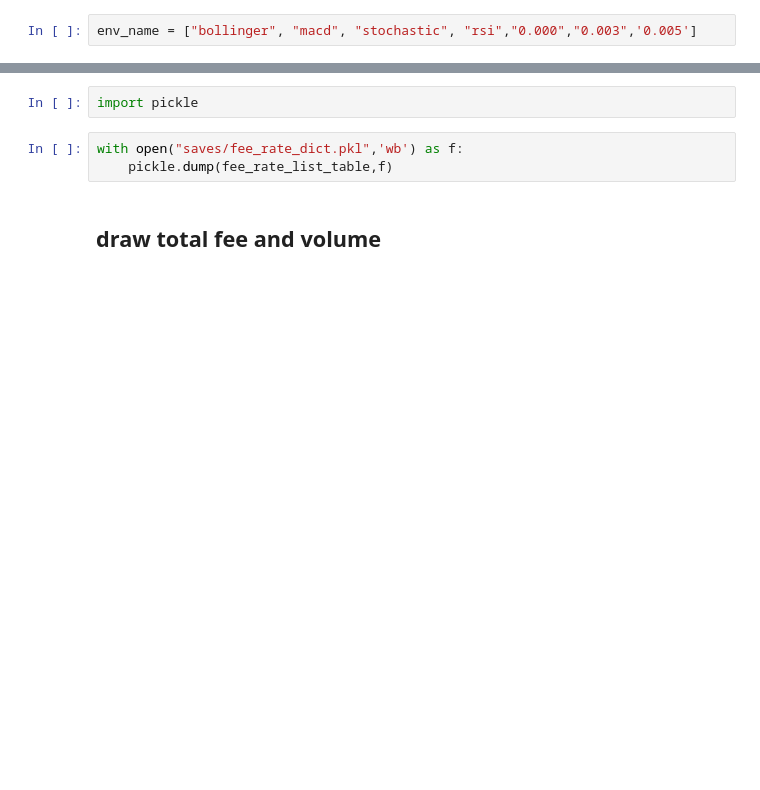
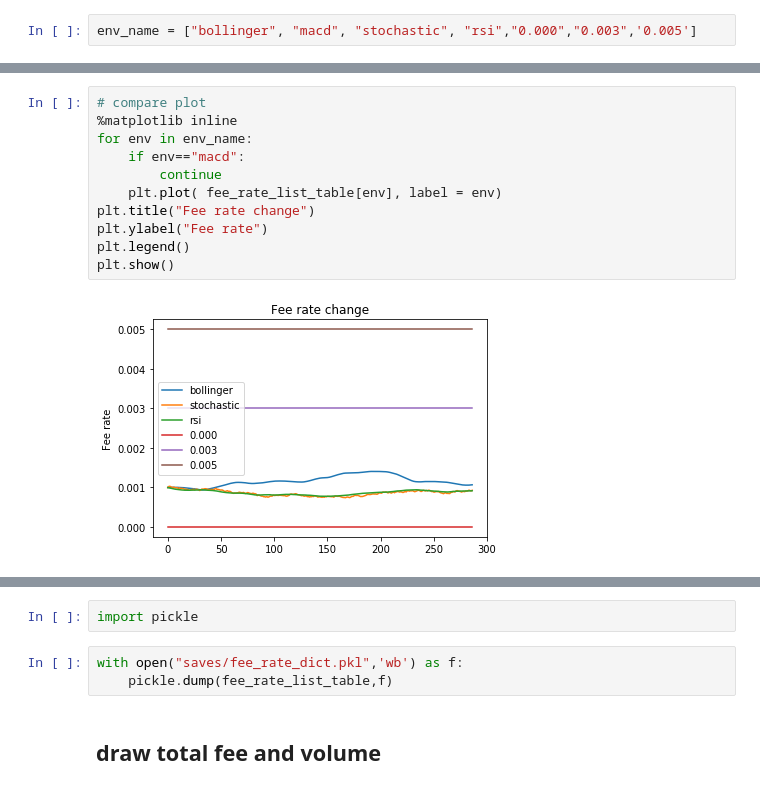
Before and after one commit to deconlabs/TradingZoo-Dynamic-fee-simulation, a Jupyter notebook: agent/DQN/Observation of fee and volume.ipynb, the cells around one changed output, grey strips where cells are left out. Drawn from its saved outputs; the diff is of its cells as text; blank space fills up the shorter version.

```diff
--- a/agent/DQN/Observation of fee and volume.ipynb
+++ b/agent/DQN/Observation of fee and volume.ipynb
@@ -173,0 +93,13 @@ plt.show()
+# %%
+# compare plot
+%matplotlib inline
+for env in env_name:
+    if env=="macd":
+        continue
+    plt.plot( fee_rate_list_table[env], label = env)
+plt.title("Fee rate change")
+plt.ylabel("Fee rate")
+plt.legend()
+plt.show()
+# %% [output]
+[figure, added]
```
Also changed, not shown: parts of 16 cells of this notebook, 26 other files.
